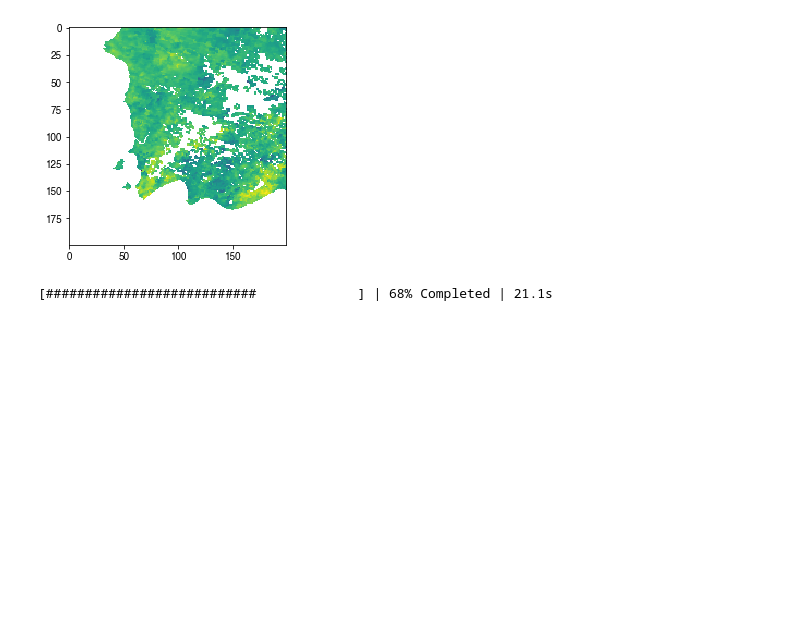
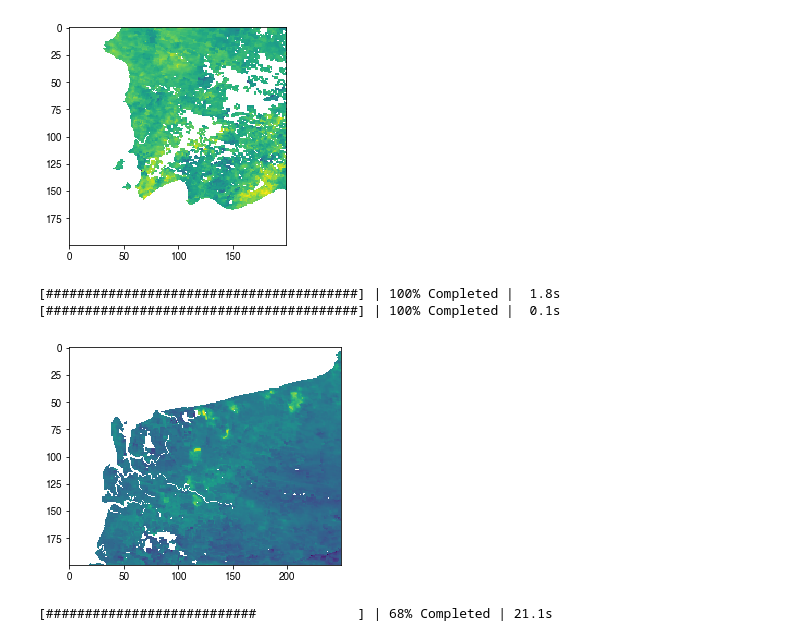
Before and after one commit to bairdlangenbrunner/indonesia-analysis, a Jupyter notebook: modis-analysis/notebook-files/analyzing_modis_8day_LST_file_REGIONAL_time_series.ipynb, the cells around one changed output. Drawn from its saved outputs; the diff is of its cells as text; code cells hidden in the pictures; blank space fills up the shorter version.

```diff
--- a/modis-analysis/notebook-files/analyzing_modis_8day_LST_file_REGIONAL_time_series.ipynb
+++ b/modis-analysis/notebook-files/analyzing_modis_8day_LST_file_REGIONAL_time_series.ipynb
@@ -59,6 +59,7 @@ import dask.diagnostics
 #lst_day_borneo = lst_day.isel(lat=slice(750,1750), lon=slice(2225,3225))
 lst_day_borneo1 = lst_day.isel(lat=slice(900,1100), lon=slice(2400,2700))
 lst_day_borneo2 = lst_day.isel(lat=slice(1400,1600), lon=slice(2350,2550))
+lst_day_borneo3 = lst_day.isel(lat=slice(800,1000), lon=slice(2500,2750))
 # %%
 with dask.diagnostics.ProgressBar():
     mp.imshow(lst_day_borneo1.isel(time=400), origin='upper')
@@ -73,6 +74,13 @@ with dask.diagnostics.ProgressBar():
 [########################################] | 100% Completed |  1.6s
 [########################################] | 100% Completed |  0.1s
 [figure]
+# %%
+with dask.diagnostics.ProgressBar():
+    mp.imshow(lst_day_borneo3.isel(time=110), origin='upper')
+# %% [output]
+[########################################] | 100% Completed |  1.8s
+[########################################] | 100% Completed |  0.1s
+[figure, added]
 # %%
 with dask.diagnostics.ProgressBar():
     mp.imshow(lst_day_borneo1.mean(dim='time').values, origin='upper')
```
Also changed, not shown: parts of 9 cells of this notebook, 1 other file.
